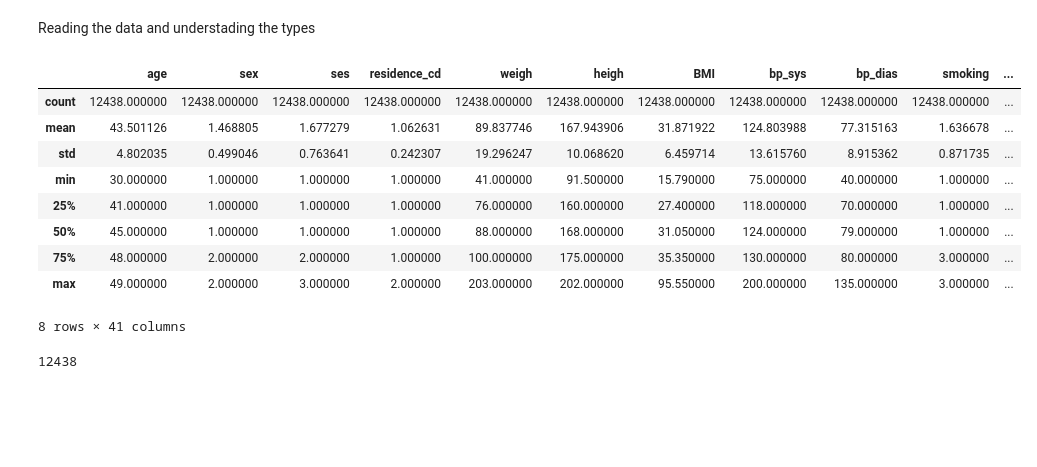
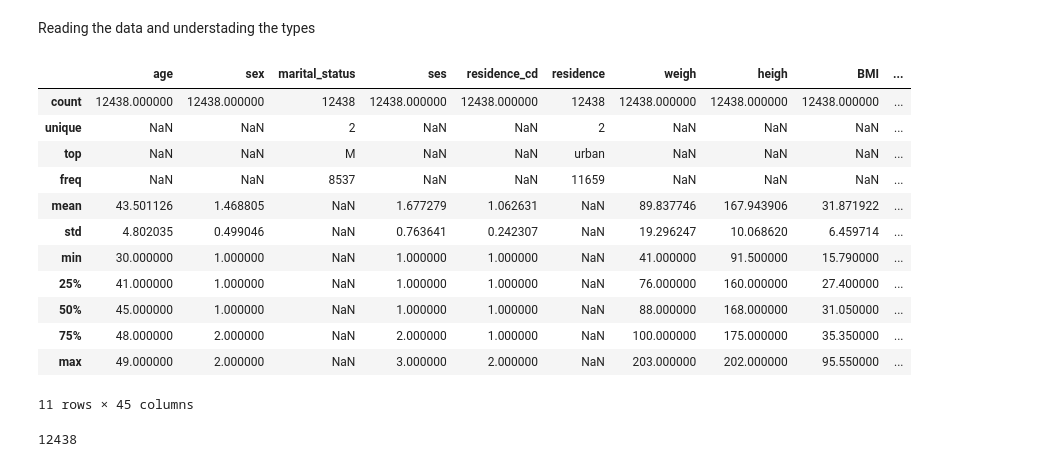
Before and after one commit to TalRos99/Medical-Data, a Jupyter notebook: MedicalData.ipynb, the cells around one changed output. Cells and saved outputs as stored; diff of their text form; code cells hidden in the pictures; blank space fills up the shorter version.

```diff
--- a/MedicalData.ipynb
+++ b/MedicalData.ipynb
@@ -15,18 +15,21 @@ bu_end = '\033[0m'
 Reading the data and understading the types
 # %%
 data = pd.read_csv('C:/Users/talro/OneDrive/Documents/death_prediction_synthetic.csv')
-data.describe()
+data.describe(include='all')
 # %% [output]
-|  | age | sex | ses | residence_cd | weigh | heigh | BMI | bp_sys | bp_dias | smoking | ... |
-| count | 12438.000000 | 12438.000000 | 12438.000000 | 12438.000000 | 12438.000000 | 12438.000000 | 12438.000000 | 12438.000000 | 12438.000000 | 12438.000000 | ... |
-| mean | 43.501126 | 1.468805 | 1.677279 | 1.062631 | 89.837746 | 167.943906 | 31.871922 | 124.803988 | 77.315163 | 1.636678 | ... |
-| std | 4.802035 | 0.499046 | 0.763641 | 0.242307 | 19.296247 | 10.068620 | 6.459714 | 13.615760 | 8.915362 | 0.871735 | ... |
-| min | 30.000000 | 1.000000 | 1.000000 | 1.000000 | 41.000000 | 91.500000 | 15.790000 | 75.000000 | 40.000000 | 1.000000 | ... |
-| 25% | 41.000000 | 1.000000 | 1.000000 | 1.000000 | 76.000000 | 160.000000 | 27.400000 | 118.000000 | 70.000000 | 1.000000 | ... |
-| 50% | 45.000000 | 1.000000 | 1.000000 | 1.000000 | 88.000000 | 168.000000 | 31.050000 | 124.000000 | 79.000000 | 1.000000 | ... |
-| 75% | 48.000000 | 2.000000 | 2.000000 | 1.000000 | 100.000000 | 175.000000 | 35.350000 | 130.000000 | 80.000000 | 3.000000 | ... |
-| max | 49.000000 | 2.000000 | 3.000000 | 2.000000 | 203.000000 | 202.000000 | 95.550000 | 200.000000 | 135.000000 | 3.000000 | ... |
+|  | age | sex | marital_status | ses | residence_cd | residence | weigh | heigh | BMI | ... |
+| count | 12438.000000 | 12438.000000 | 12438 | 12438.000000 | 12438.000000 | 12438 | 12438.000000 | 12438.000000 | 12438.000000 | ... |
+| unique | NaN | NaN | 2 | NaN | NaN | 2 | NaN | NaN | NaN | ... |
+| top | NaN | NaN | M | NaN | NaN | urban | NaN | NaN | NaN | ... |
+| freq | NaN | NaN | 8537 | NaN | NaN | 11659 | NaN | NaN | NaN | ... |
+| mean | 43.501126 | 1.468805 | NaN | 1.677279 | 1.062631 | NaN | 89.837746 | 167.943906 | 31.871922 | ... |
+| std | 4.802035 | 0.499046 | NaN | 0.763641 | 0.242307 | NaN | 19.296247 | 10.068620 | 6.459714 | ... |
+| min | 30.000000 | 1.000000 | NaN | 1.000000 | 1.000000 | NaN | 41.000000 | 91.500000 | 15.790000 | ... |
+| 25% | 41.000000 | 1.000000 | NaN | 1.000000 | 1.000000 | NaN | 76.000000 | 160.000000 | 27.400000 | ... |
+| 50% | 45.000000 | 1.000000 | NaN | 1.000000 | 1.000000 | NaN | 88.000000 | 168.000000 | 31.050000 | ... |
+| 75% | 48.000000 | 2.000000 | NaN | 2.000000 | 1.000000 | NaN | 100.000000 | 175.000000 | 35.350000 | ... |
+| max | 49.000000 | 2.000000 | NaN | 3.000000 | 2.000000 | NaN | 203.000000 | 202.000000 | 95.550000 | ... |
-8 rows × 41 columns
+11 rows × 45 columns
 # %%
 numberOfPeople = data.shape[0]
 numberOfPeople
```
Also changed, not shown: parts of 2 cells of this notebook.
